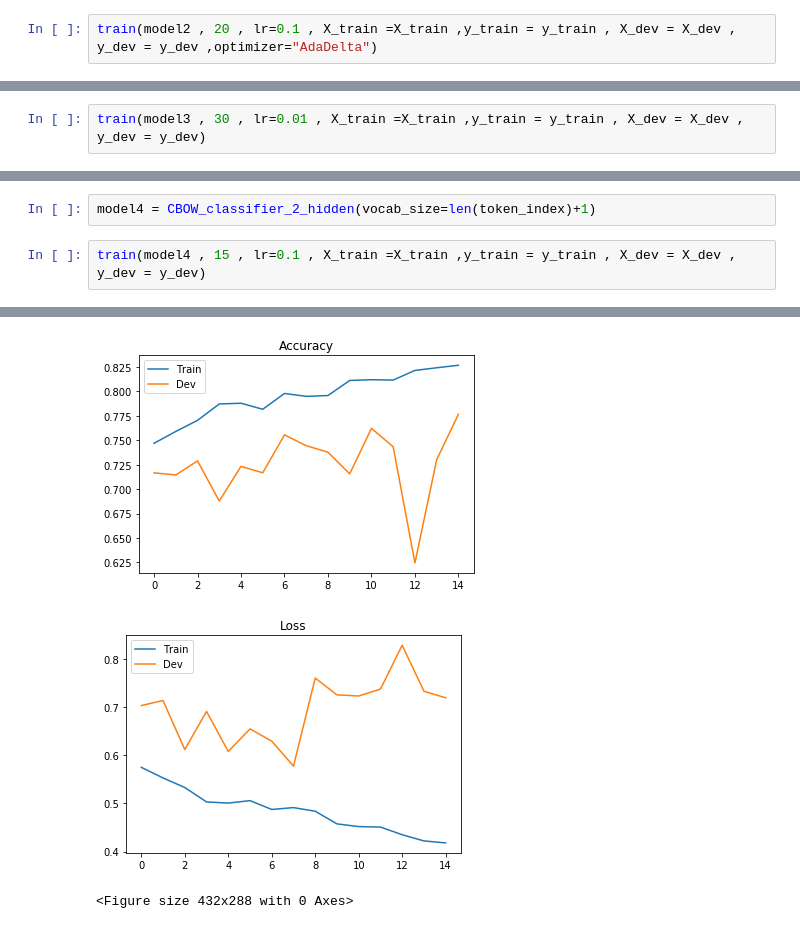
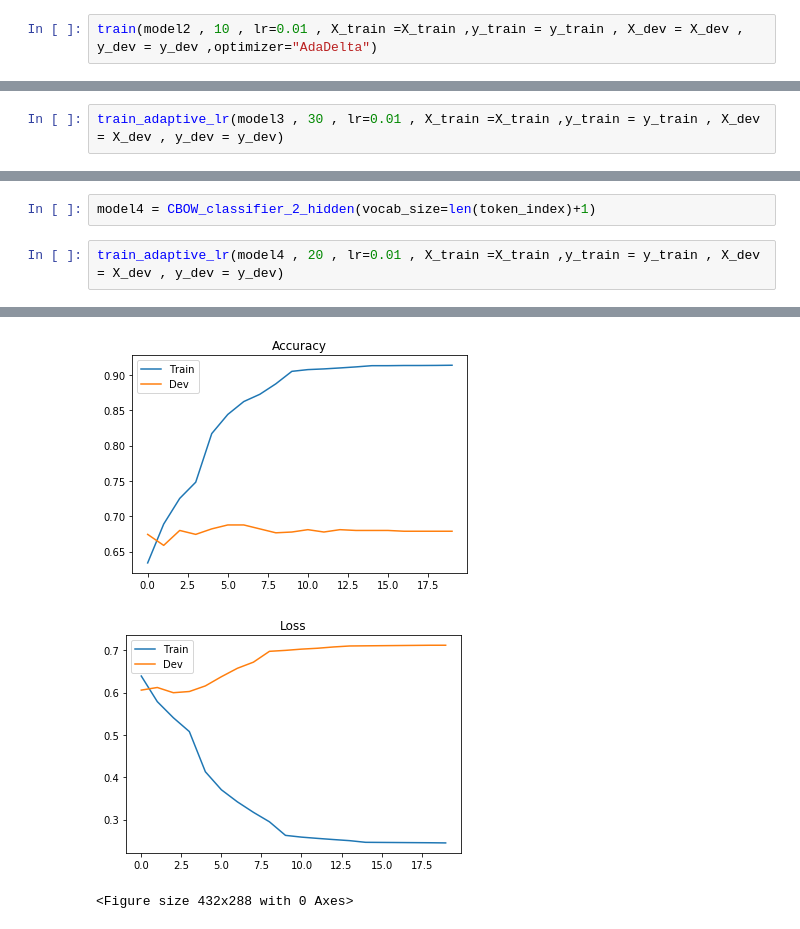
Before and after one commit to FlorianBertelli/M2_AIC, a Jupyter notebook: DeepLearning_NLP/TP1/TP1.ipynb, the cells around one changed output, grey strips where cells are left out. Saved outputs shown, nothing was run; the diff lists cells and outputs as text.

```diff
--- a/DeepLearning_NLP/TP1/TP1.ipynb
+++ b/DeepLearning_NLP/TP1/TP1.ipynb
@@ -372,5 +372,5 @@ EPOCH 30 On Dev  :Mean Loss : 0.6678676930445401 Accuracy : 0.7488888888888889
 # %%
 model2 = CBOW_classifier(vocab_size=len(token_index)+1)
 # %%
-train(model2 , 20 , lr=0.1 , X_train =X_train ,y_train = y_train , X_dev = X_dev , y_dev = y_dev ,optimizer="AdaDelta")
+train(model2 , 10 , lr=0.01 , X_train =X_train ,y_train = y_train , X_dev = X_dev , y_dev = y_dev ,optimizer="AdaDelta")
 # %% [output]
@@ -462,5 +589,5 @@ loss = torch.nn.BCELoss()
 # %%
 model3 = CBOW_classifier_1_hidden(vocab_size=len(token_index)+1)
 # %%
-train(model3 , 30 , lr=0.01 , X_train =X_train ,y_train = y_train , X_dev = X_dev , y_dev = y_dev)
+train_adaptive_lr(model3 , 30 , lr=0.01 , X_train =X_train ,y_train = y_train , X_dev = X_dev , y_dev = y_dev)
 # %% [output]
@@ -549,5 +678,5 @@ loss = torch.nn.BCELoss()
 # %%
 model4 = CBOW_classifier_2_hidden(vocab_size=len(token_index)+1)
 # %%
-train(model4 , 15 , lr=0.1 , X_train =X_train ,y_train = y_train , X_dev = X_dev , y_dev = y_dev)
+train_adaptive_lr(model4 , 20 , lr=0.01 , X_train =X_train ,y_train = y_train , X_dev = X_dev , y_dev = y_dev)
 # %% [output]
@@ -571,5 +700,5 @@ EPOCH 15 On Dev  :Mean Loss : 0.719113028601795 Accuracy : 0.7766666666666666
-[figure, old version]
+[figure, new version]
-[figure, old version]
+[figure, new version]
 <Figure size 432x288 with 0 Axes>
 # %%
 ##test on test data with the two different models
```
Also changed, not shown: parts of 7 cells of this notebook.
